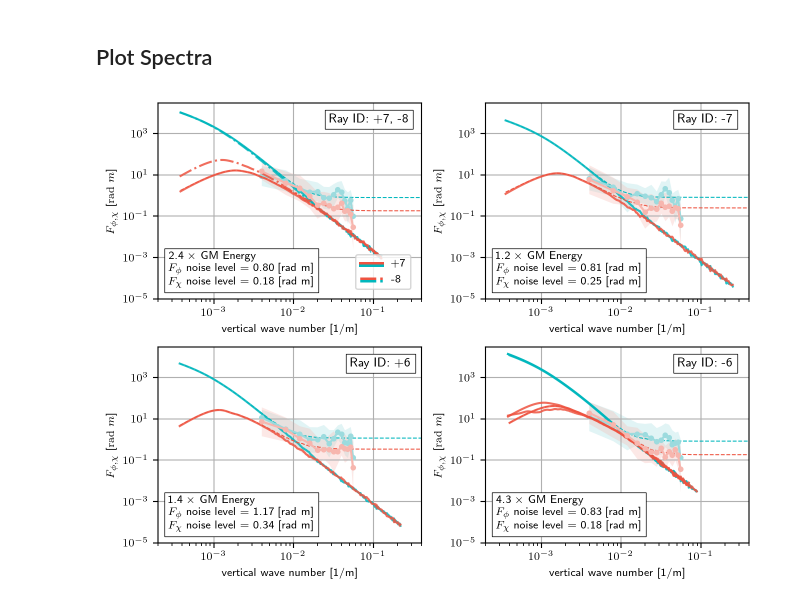
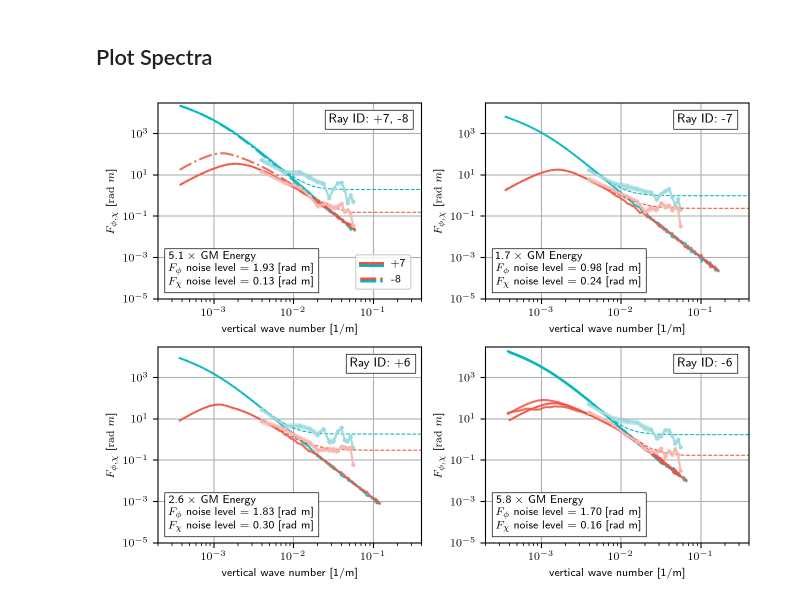
Before and after one commit to John-Ragland/n23_fluctuations_ragland, a Jupyter notebook: notebooks/publication_figures/Phi_Chi_Spectra.ipynb, the cells around one changed output. Drawn from its saved outputs; the diff is of its cells as text; code cells hidden in the pictures.

```diff
--- a/notebooks/publication_figures/Phi_Chi_Spectra.ipynb
+++ b/notebooks/publication_figures/Phi_Chi_Spectra.ipynb
@@ -101,4 +101,4 @@ colors = [
 ## open observations and LS fit
 # %%
 # open observations
-m_data, F_phi_data, F_chi_data, F_phi_lm, F_phi_ls, F_chi_lm, F_chi_ls = tools.estimate_F_phi_chi()
+m_data, F_phi_data, F_chi_data, F_phi_lm, F_phi_ls, F_chi_lm, F_chi_ls = tools.estimate_F_phi_chi(remove_array_tilt=True)
@@ -107,6 +120,6 @@ m_data1, F_phi_data1, F_chi_data1, F_phi_lm1, F_phi_ls1, F_chi_lm1, F_chi_ls1 =
 # %%
 # open ls parameters for spectra + noise model
-fn = f"{os.environ['NESCAFE23_DATADIR']}dataproducts/phi_chi_LS_fit.pkl"
+fn = f"{os.environ['NESCAFE23_DATADIR']}dataproducts/phi_chi_LS_fit_tilt_removed.pkl"
 
 with open(fn, 'rb') as f:
     results = pickle.load(f)
@@ -217,11 +131,0 @@ dict_keys(['rs', 'zs', 'Cray', 'Sray', 'Nray', 'Theta_ray', 'dcdz_ray', 'N0B_ray
-# %%
-for k, ray_id in enumerate(["+7", "-7", "+6", "-6"]):
-    F_phis_model, F_chis_model, F_phis_model_nonoise, F_chis_model_nonoise = tools.phi_chi_spectrum_model(m, 1, 1,1, ray_id, all_paths=True)
-    F_phi_model, F_chi_model, F_phi_model_nonoise, F_chi_model_nonoise = F_phis_model[0], F_chis_model[0], F_phis_model_nonoise[0], F_chis_model_nonoise[0]
-
-    plt.plot(m[0] / (2 * np.pi), F_phi_model_nonoise, lw=1.5, alpha=0.85, label=ray_id)
-
-plt.yscale('log')
-plt.xscale('log')
-
-plt.legend()
@@ -231,11 +131,0 @@ plt.legend()
-# %%
-for k, ray_id in enumerate(["+7", "-7", "+6", "-6"]):
-    F_phis_model, F_chis_model, F_phis_model_nonoise, F_chis_model_nonoise = tools.phi_chi_spectrum_model(m, 1,1,1, ray_id, all_paths=True)
-    F_phi_model, F_chi_model, F_phi_model_nonoise, F_chi_model_nonoise = F_phis_model[0], F_chis_model[0], F_phis_model_nonoise[0], F_chis_model_nonoise[0]
-
-    plt.plot(m[0] / (2 * np.pi), F_chi_model_nonoise, lw=1.5, alpha=0.85, label=ray_id)
-
-plt.yscale('log')
-plt.xscale('log')
-
-plt.legend()
@@ -274,12 +161,12 @@ for k, ray_id in enumerate(["+7", "-7", "+6", "-6"]):
     plt.plot(m_extend[0] / (2 * np.pi), F_phi_model, c=colors[0], lw=0.75, linestyle='dashed')
 
     # F_phi observed
-    plt.plot(m_data, F_phi_lm[ray_id], c=colors[1], marker="o", markersize=3)
+    plt.plot(m_data, F_phi_lm[ray_id], c=colors[1], marker="o", markersize=2)
     plt.fill_between(
         m_data,
         F_phi_lm[ray_id] * F_phi_ls[ray_id],
         F_phi_lm[ray_id] / F_phi_ls[ray_id],
-        alpha=0.3,
+        alpha=0.6,
         color=colors[1],
         lw=0,
     )
@@ -294,12 +181,12 @@ for k, ray_id in enumerate(["+7", "-7", "+6", "-6"]):
     plt.plot(m_extend[0] / (2 * np.pi), F_chi_model, c=colors[2], lw=0.75, linestyle='dashed')
 
     # F_chi observed
-    plt.plot(m_data, F_chi_lm[ray_id], c=colors[3], marker="o", markersize=3)
+    plt.plot(m_data, F_chi_lm[ray_id], c=colors[3], marker="o", markersize=2)
     plt.fill_between(
         m_data,
         F_chi_lm[ray_id] * F_chi_ls[ray_id],
         F_chi_lm[ray_id] / F_chi_ls[ray_id],
-        alpha=0.3,
+        alpha=0.6,
         color=colors[3],
         lw=0,
     )
@@ -347,32 +234,32 @@ for k, ray_id in enumerate(["+7", "-7", "+6", "-6"]):
         fontsize=8,
         bbox=dict(facecolor="white", edgecolor="k", pad=3, linewidth=0.5)
     )
 
     # add +7,-8 legend
     if ray_id == '+7':
         # Create custom legend handles: for each entry, overlay one Line2D per
         # whoi_color so the legend swatch shows both colors stacked, signaling
         # that the linestyle pattern applies to both.
         solid_lines = tuple(
             mlines.Line2D([], [], color=c, linestyle='-', linewidth=1.8)
             for c in whoi_colors
         )
         dashed_lines = tuple(
             mlines.Line2D([], [], color=c, linestyle='-.', linewidth=1.8)
             for c in whoi_colors
         )
 
         # Add the custom legend
         axes[k].legend(
             handles=[solid_lines, dashed_lines],
             labels=['+7', '-8'],
             handler_map={tuple: HandlerTupleVertical(ndivide=None, pad=0.1)},
             ncols=1,
             loc=(0.75, 0.05),
         )
 
 plt.tight_layout()
 
-fig.savefig('../../figures/F_phi_chi_ducted.pdf', bbox_inches='tight')
+#fig.savefig('../../figures/F_phi_chi_ducted.pdf', bbox_inches='tight')
 # %% [output]
-[figure, old version]
+[figure, new version]
```
Also changed, not shown: parts of 7 cells of this notebook, 8 other files.
